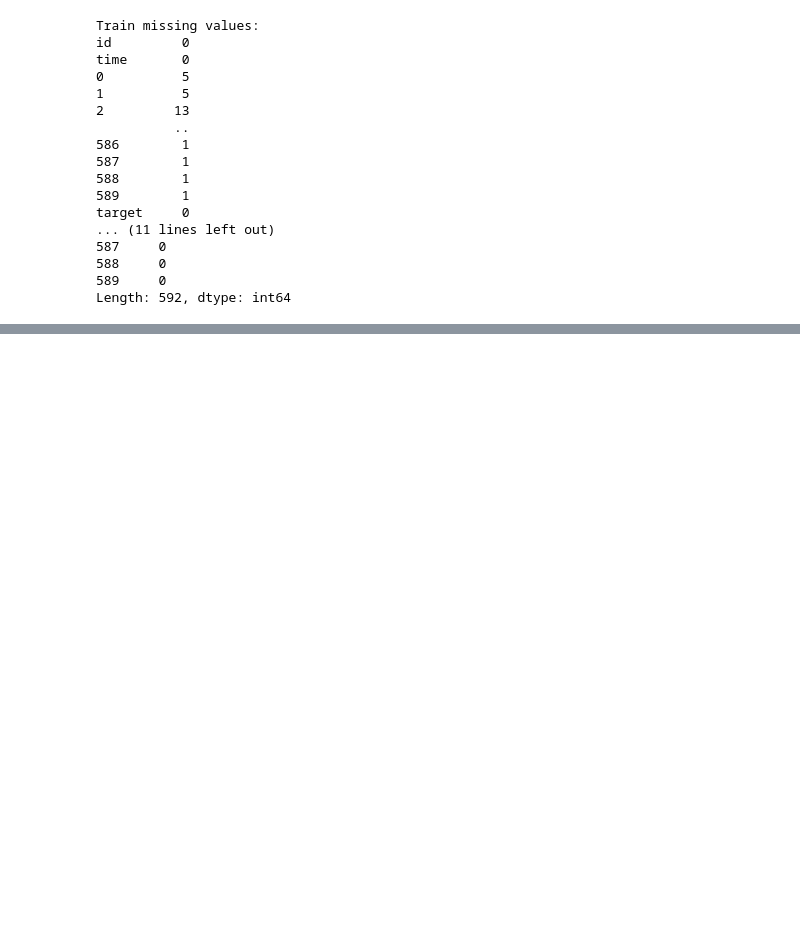
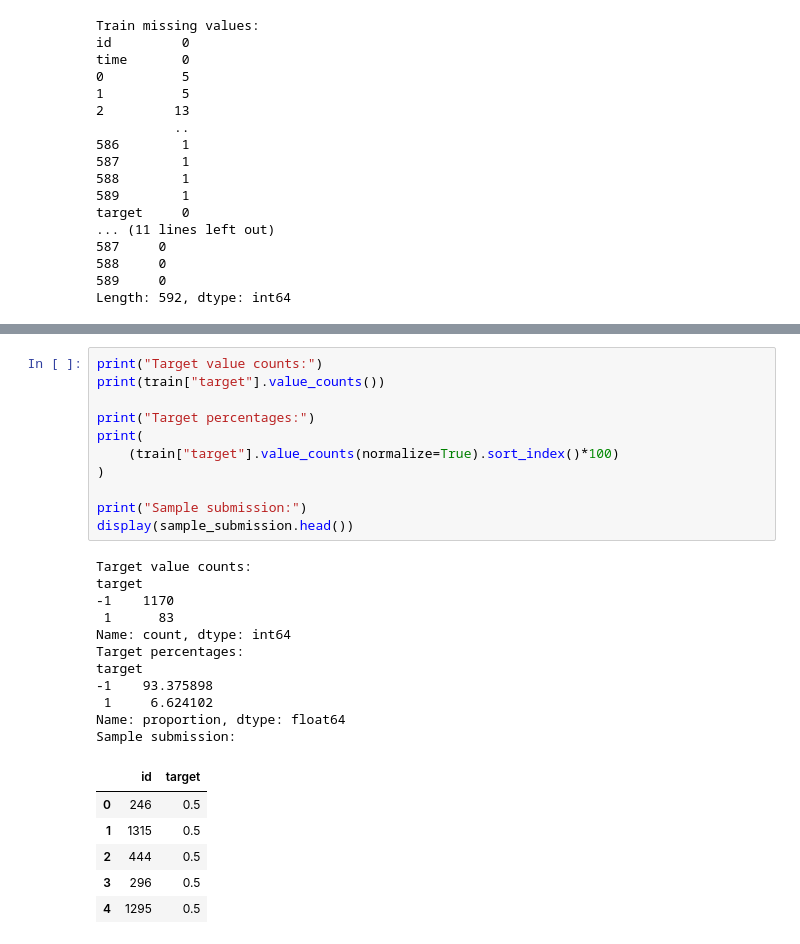
Before and after one commit to shahedtheboss/SECOM_kaggle_comp, a Jupyter notebook: SECOM_kaggle_comp.ipynb, the cells around one changed output, grey strips where cells are left out. Cells and saved outputs as stored; diff of their text form; blank space fills up the shorter version.

```diff
--- a/SECOM_kaggle_comp.ipynb
+++ b/SECOM_kaggle_comp.ipynb
@@ -180,0 +184,29 @@ print(sample_submission.columns.tolist())
+# %%
+print("Target value counts:")
+print(train["target"].value_counts())
+
+print("Target percentages:")
+print(
+    (train["target"].value_counts(normalize=True).sort_index()*100)
+)
+
+print("Sample submission:")
+display(sample_submission.head())
+# %% [output]
+Target value counts:
+target
+-1    1170
+ 1      83
+Name: count, dtype: int64
+Target percentages:
+target
+-1    93.375898
+ 1     6.624102
+Name: proportion, dtype: float64
+Sample submission:
+|  | id | target |
+| 0 | 246 | 0.5 |
+| 1 | 1315 | 0.5 |
+| 2 | 444 | 0.5 |
+| 3 | 296 | 0.5 |
+| 4 | 1295 | 0.5 |
```
Also changed, not shown: parts of 26 cells of this notebook.
